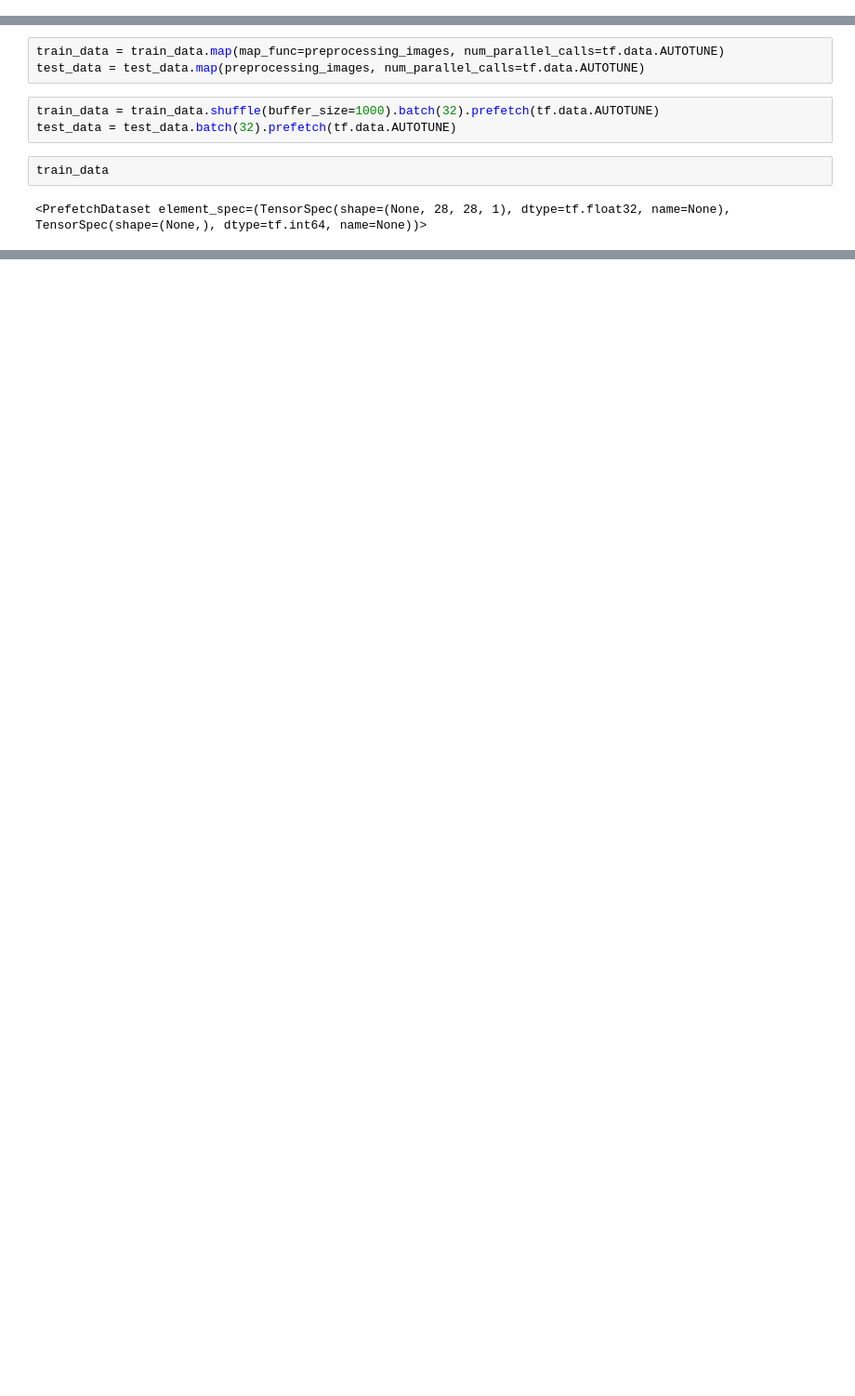
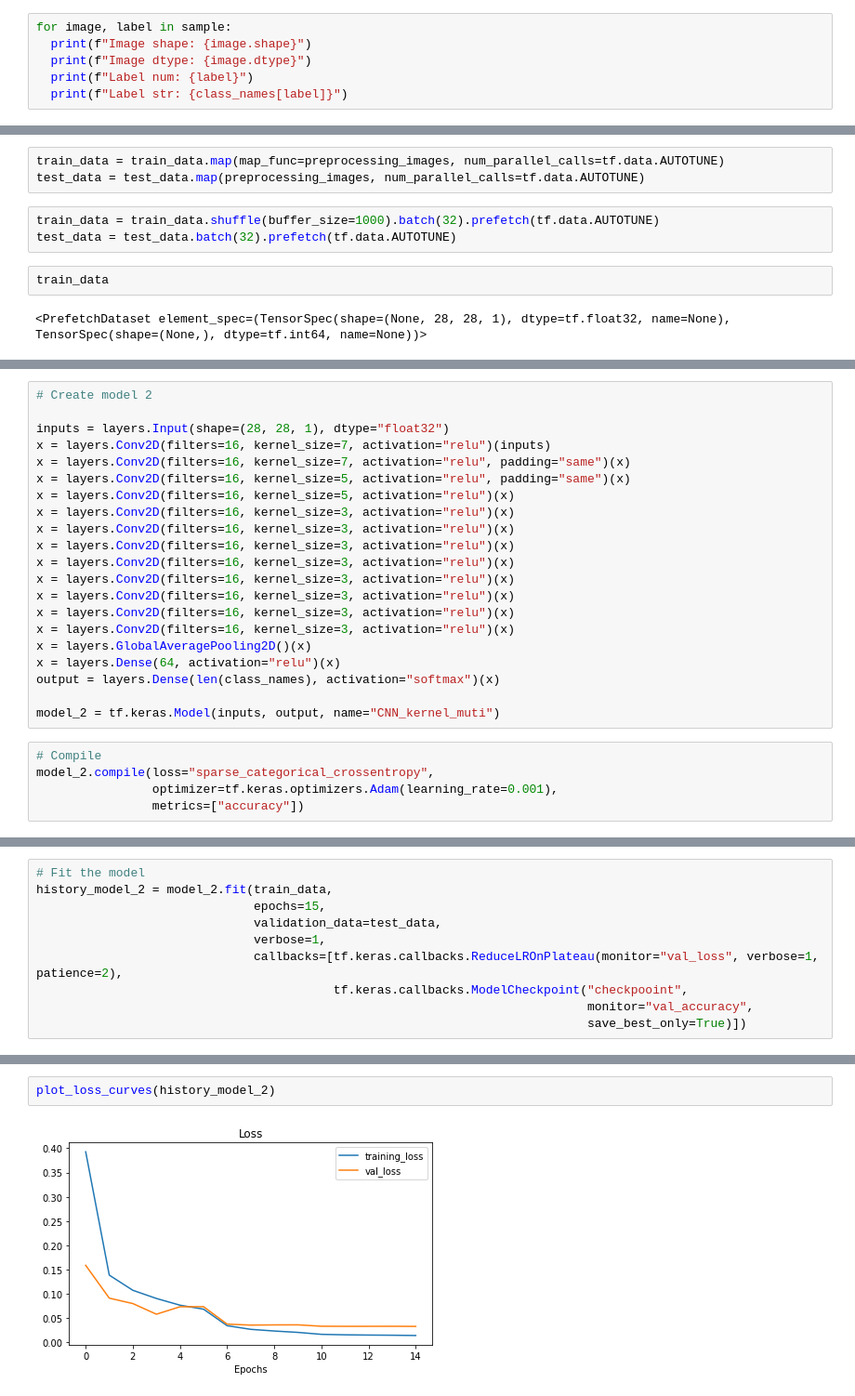
Before and after one commit to AlexandreLarget/tensorflow_projects, a Jupyter notebook: Image_classification_MNIST.ipynb, the cells around one changed output, grey strips where cells are left out. Shown at 93% size. Saved outputs shown, nothing was run; the diff lists cells and outputs as text; blank space fills up the shorter version.

```diff
--- a/Image_classification_MNIST.ipynb
+++ b/Image_classification_MNIST.ipynb
@@ -64,0 +87,6 @@ Label str: 9
+# %%
+for image, label in sample:
+  print(f"Image shape: {image.shape}")
+  print(f"Image dtype: {image.dtype}")
+  print(f"Label num: {label}")
+  print(f"Label str: {class_names[label]}")
@@ -157,0 +249,26 @@ _________________________________________________________________
+# %%
+# Create model 2
+
+inputs = layers.Input(shape=(28, 28, 1), dtype="float32")
+x = layers.Conv2D(filters=16, kernel_size=7, activation="relu")(inputs)
+x = layers.Conv2D(filters=16, kernel_size=7, activation="relu", padding="same")(x)
+x = layers.Conv2D(filters=16, kernel_size=5, activation="relu", padding="same")(x)
+x = layers.Conv2D(filters=16, kernel_size=5, activation="relu")(x)
+x = layers.Conv2D(filters=16, kernel_size=3, activation="relu")(x)
+x = layers.Conv2D(filters=16, kernel_size=3, activation="relu")(x)
+x = layers.Conv2D(filters=16, kernel_size=3, activation="relu")(x)
+x = layers.Conv2D(filters=16, kernel_size=3, activation="relu")(x)
+x = layers.Conv2D(filters=16, kernel_size=3, activation="relu")(x)
+x = layers.Conv2D(filters=16, kernel_size=3, activation="relu")(x)
+x = layers.Conv2D(filters=16, kernel_size=3, activation="relu")(x)
+x = layers.Conv2D(filters=16, kernel_size=3, activation="relu")(x)
+x = layers.GlobalAveragePooling2D()(x)
+x = layers.Dense(64, activation="relu")(x)
+output = layers.Dense(len(class_names), activation="softmax")(x)
+
+model_2 = tf.keras.Model(inputs, output, name="CNN_kernel_muti")
+# %%
+# Compile
+model_2.compile(loss="sparse_categorical_crossentropy",
+                optimizer=tf.keras.optimizers.Adam(learning_rate=0.001),
+                metrics=["accuracy"])
@@ -157,0 +295,10 @@ _________________________________________________________________
+# %%
+# Fit the model
+history_model_2 = model_2.fit(train_data,
+                              epochs=15,
+                              validation_data=test_data,
+                              verbose=1,
+                              callbacks=[tf.keras.callbacks.ReduceLROnPlateau(monitor="val_loss", verbose=1, patience=2),
+                                         tf.keras.callbacks.ModelCheckpoint("checkpooint",
+                                                                            monitor="val_accuracy",
+                                                                            save_best_only=True)])
@@ -157,0 +323,4 @@ _________________________________________________________________
+# %%
+plot_loss_curves(history_model_2)
+# %% [output]
+[figure, added]
```
Also changed, not shown: parts of 25 cells of this notebook.
